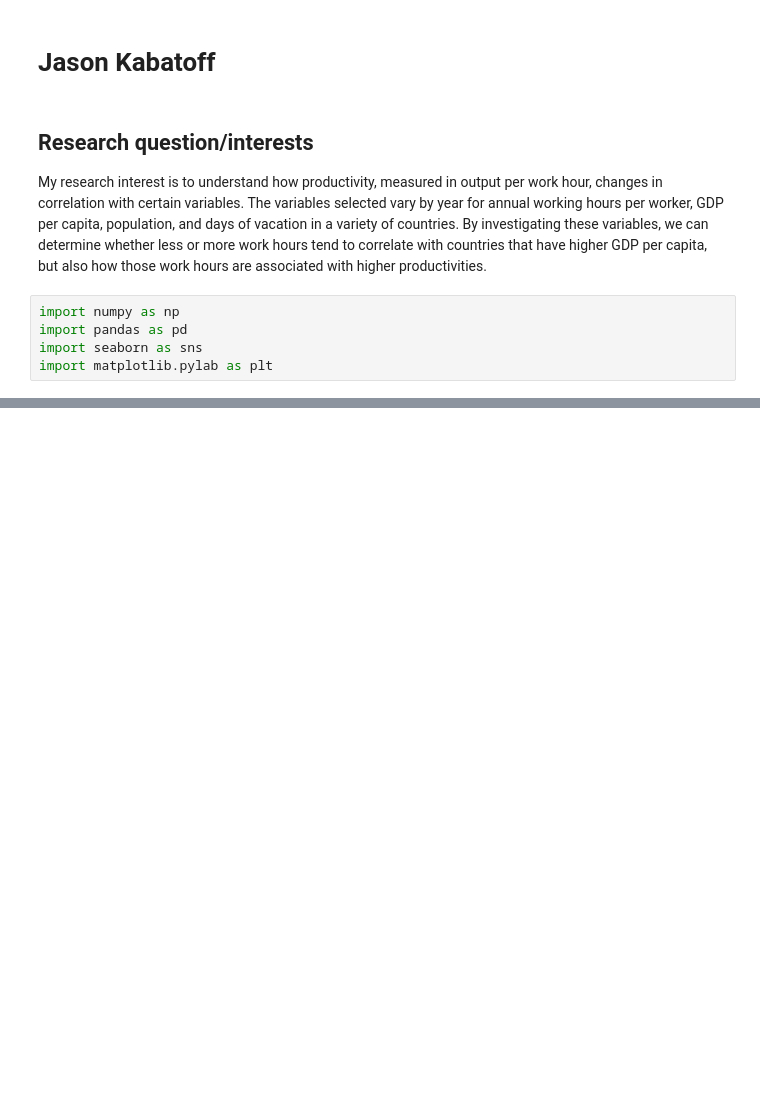
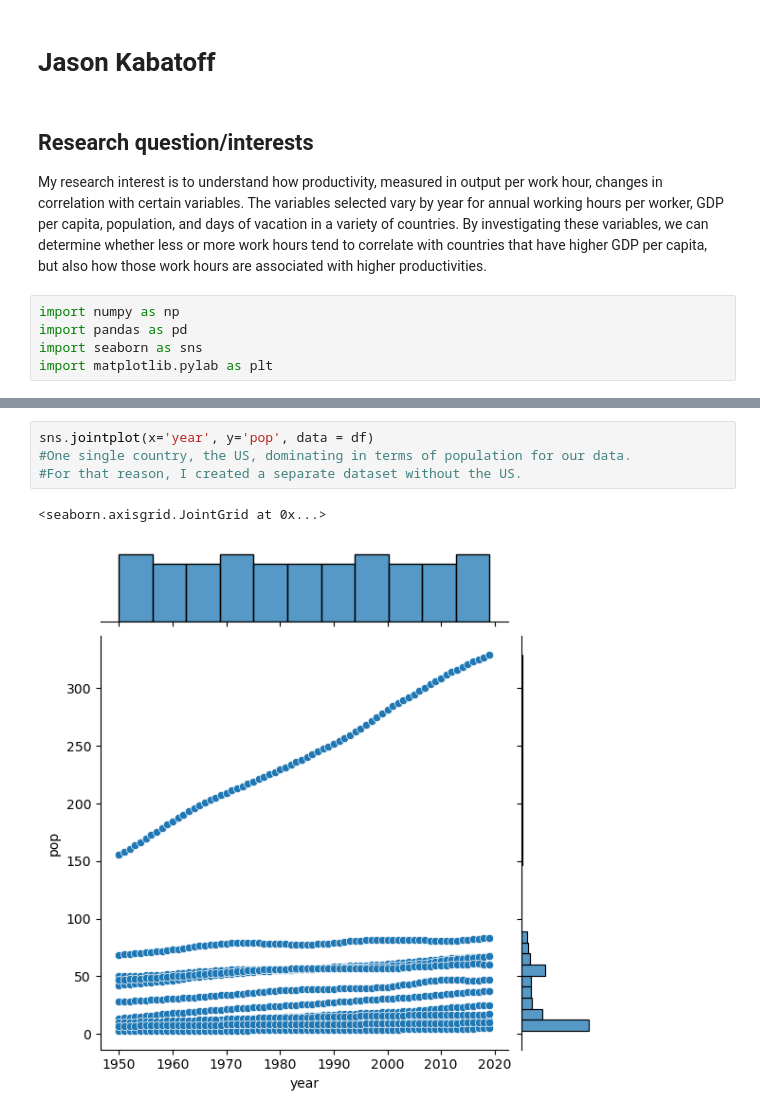
Before and after one commit to ubco-W2022T1-cosc301/project-group17, a Jupyter notebook: notebooks/analysis1.ipynb, the cells around one changed output, grey strips where cells are left out. Saved outputs shown, nothing was run; the diff lists cells and outputs as text; blank space fills up the shorter version.

```diff
--- a/notebooks/analysis1.ipynb
+++ b/notebooks/analysis1.ipynb
@@ -129,0 +114,7 @@ sns.jointplot(x = 'Vacation Days', y = 'Entity', data = df)
+# %%
+sns.jointplot(x='year', y='pop', data = df)
+#One single country, the US, dominating in terms of population for our data.
+#For that reason, I created a separate dataset without the US.
+# %% [output]
+<seaborn.axisgrid.JointGrid at 0x...>
+[figure, added]
```
Also changed, not shown: parts of 42 cells of this notebook, 3 other files.
